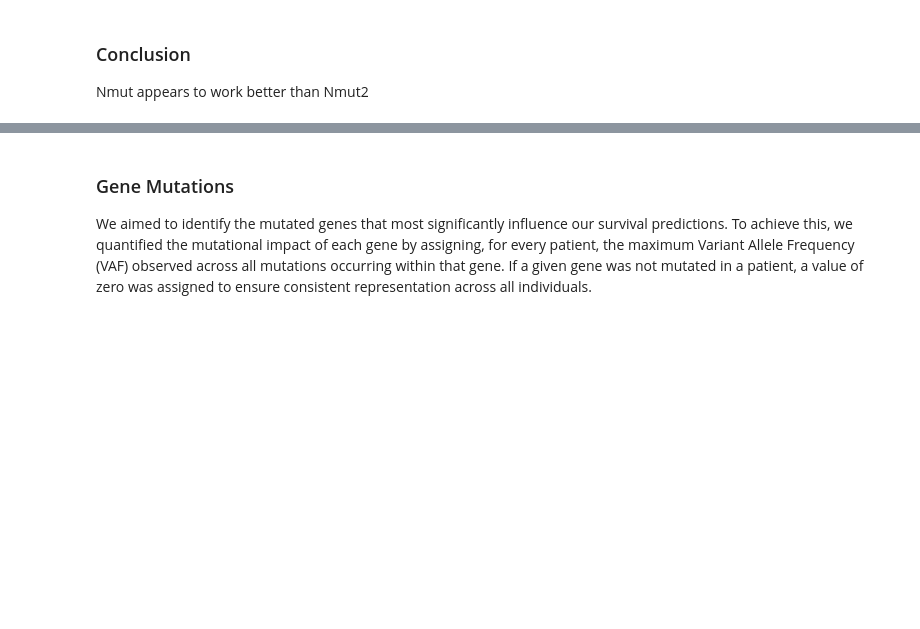
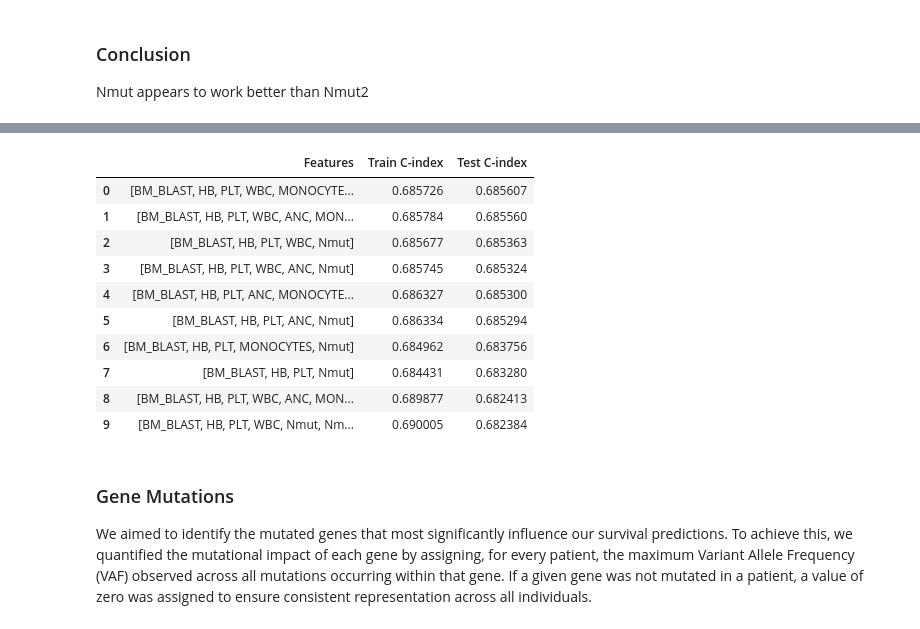
Before and after one commit to grandede-afk/Data-Challenge-Stasc, a Jupyter notebook: test_predictors.ipynb, the cells around one changed output, grey strips where cells are left out. Cells and saved outputs as stored; diff of their text form; code cells hidden in the pictures; blank space fills up the shorter version.

```diff
--- a/test_predictors.ipynb
+++ b/test_predictors.ipynb
@@ -325,3 +325,21 @@ display(results_df.head(10))
 # %% [markdown]
 ### Conclusion
 Nmut appears to work better than Nmut2
+# %%
+# Step 1: Compute weighted mutation burden per patient
+tmp = (
+    maf_df
+    .assign(VAF_effect = maf_df["VAF"])
+    .groupby("ID", as_index=False)["VAF_effect"]
+    .sum()
+    .rename(columns={"VAF_effect": "Nmut_3"})
+)
+
+# Step 2: Merge with the clinical dataset
+df_4 = (
+    df_2
+    .merge(tmp, on="ID", how="left")
+    .fillna({"Nmut_3": 0})  # patients with no mutations get Nmut = 0
+)
+
+df_4.head()
@@ -327,0 +353,63 @@ Nmut appears to work better than Nmut2
+# %%
+from itertools import combinations
+import pandas as pd
+from sklearn.model_selection import train_test_split
+from sklearn.impute import SimpleImputer
+from sksurv.linear_model import CoxnetSurvivalAnalysis
+from sksurv.metrics import concordance_index_ipcw
+from sksurv.util import Surv
+
+results = []
+
+# Merge with the clinical and molecular training dataset
+all_features = ['BM_BLAST', 'HB', 'PLT', 'WBC', 'ANC', 'MONOCYTES', 'Nmut', 'Nmut_3']
+base_model = CoxnetSurvivalAnalysis()
+
+for k in range(1, 9):
+    for subset in combinations(all_features, k):
+        subset = list(subset)
+
+        # Select features and target
+        X = df_4.loc[df_4['ID'].isin(target_df["ID"]), subset].copy()
+        y = Surv.from_dataframe('OS_STATUS', 'OS_YEARS', target_df)
+
+        # Handle missing values
+        imputer = SimpleImputer(strategy="median")
+        X_imputed = pd.DataFrame(imputer.fit_transform(X), columns=subset)
+
+        # Train/Test split
+        X_train, X_test, y_train, y_test = train_test_split(
+            X_imputed, y, test_size=0.3, random_state=42
+        )
+
+        # Fit Cox model
+        model = base_model.fit(X_train, y_train)
+
+        # Predict risk scores
+        pred_train = model.predict(X_train)
+        pred_test = model.predict(X_test)
+
+        # Compute Concordance Index IPCW
+        train_ci = concordance_index_ipcw(y_train, y_train, pred_train, tau=7)[0]
+        test_ci = concordance_index_ipcw(y_train, y_test, pred_test, tau=7)[0]
+
+        # Store results
+        results.append({
+            "Features": subset,
+            "Train C-index": train_ci,
+            "Test C-index": test_ci
+        })
+
+# ===============================================================
+# Display Results
+# ===============================================================
+
+results_df = (
+    pd.DataFrame(results)
+    .sort_values(by="Test C-index", ascending=False)
+    .reset_index(drop=True)
+)
+
+print("✅ Top-performing feature subsets:")
+display(results_df.head(10))
+# %% [output]
@@ -328,3 +417,14 @@ Nmut appears to work better than Nmut2
+|  | Features | Train C-index | Test C-index |
+| 0 | [BM_BLAST, HB, PLT, WBC, MONOCYTE... | 0.685726 | 0.685607 |
+| 1 | [BM_BLAST, HB, PLT, WBC, ANC, MON... | 0.685784 | 0.685560 |
+| 2 | [BM_BLAST, HB, PLT, WBC, Nmut] | 0.685677 | 0.685363 |
+| 3 | [BM_BLAST, HB, PLT, WBC, ANC, Nmut] | 0.685745 | 0.685324 |
+| 4 | [BM_BLAST, HB, PLT, ANC, MONOCYTE... | 0.686327 | 0.685300 |
+| 5 | [BM_BLAST, HB, PLT, ANC, Nmut] | 0.686334 | 0.685294 |
+| 6 | [BM_BLAST, HB, PLT, MONOCYTES, Nmut] | 0.684962 | 0.683756 |
+| 7 | [BM_BLAST, HB, PLT, Nmut] | 0.684431 | 0.683280 |
+| 8 | [BM_BLAST, HB, PLT, WBC, ANC, MON... | 0.689877 | 0.682413 |
+| 9 | [BM_BLAST, HB, PLT, WBC, Nmut, Nm... | 0.690005 | 0.682384 |
 # %% [markdown]
 ### Gene Mutations
 
```
Also changed, not shown: parts of 6 cells of this notebook.
